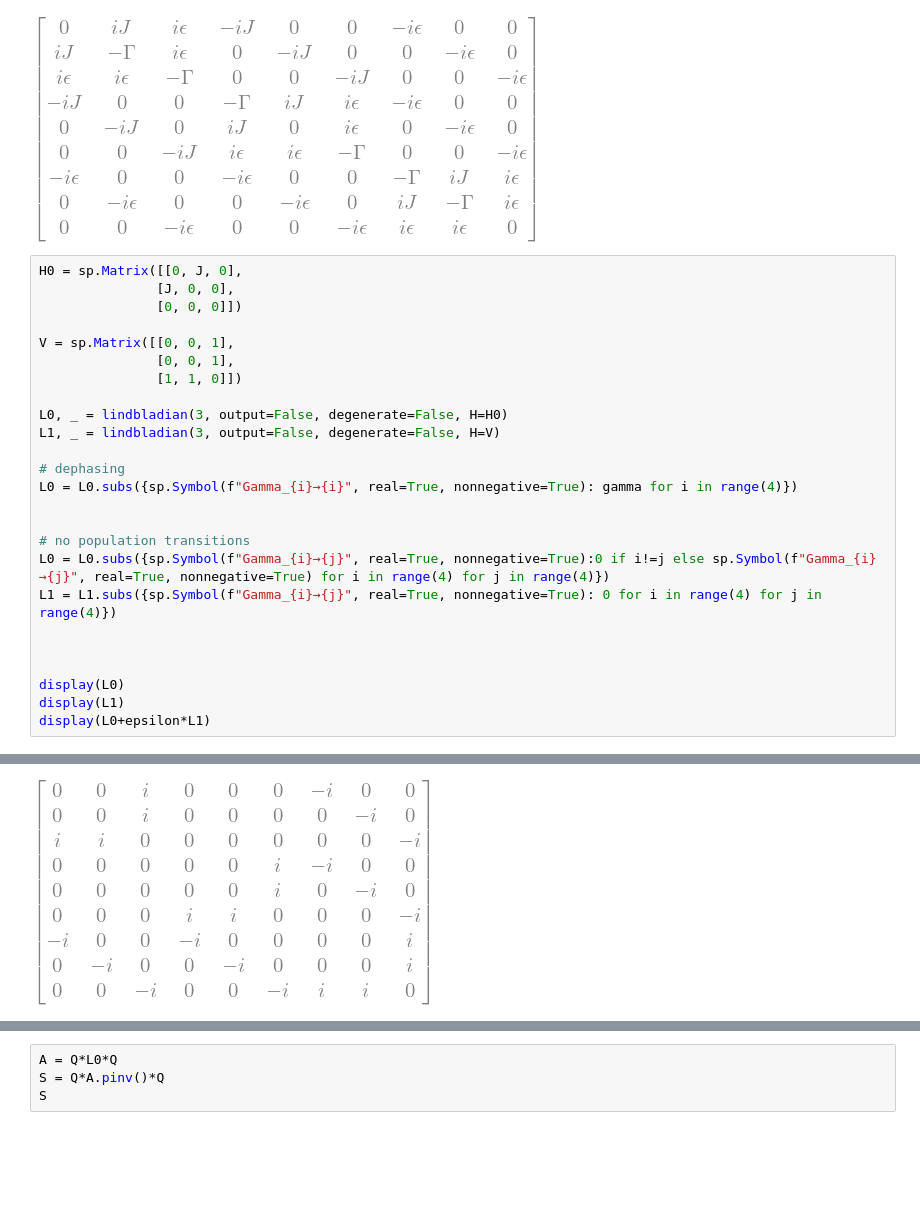
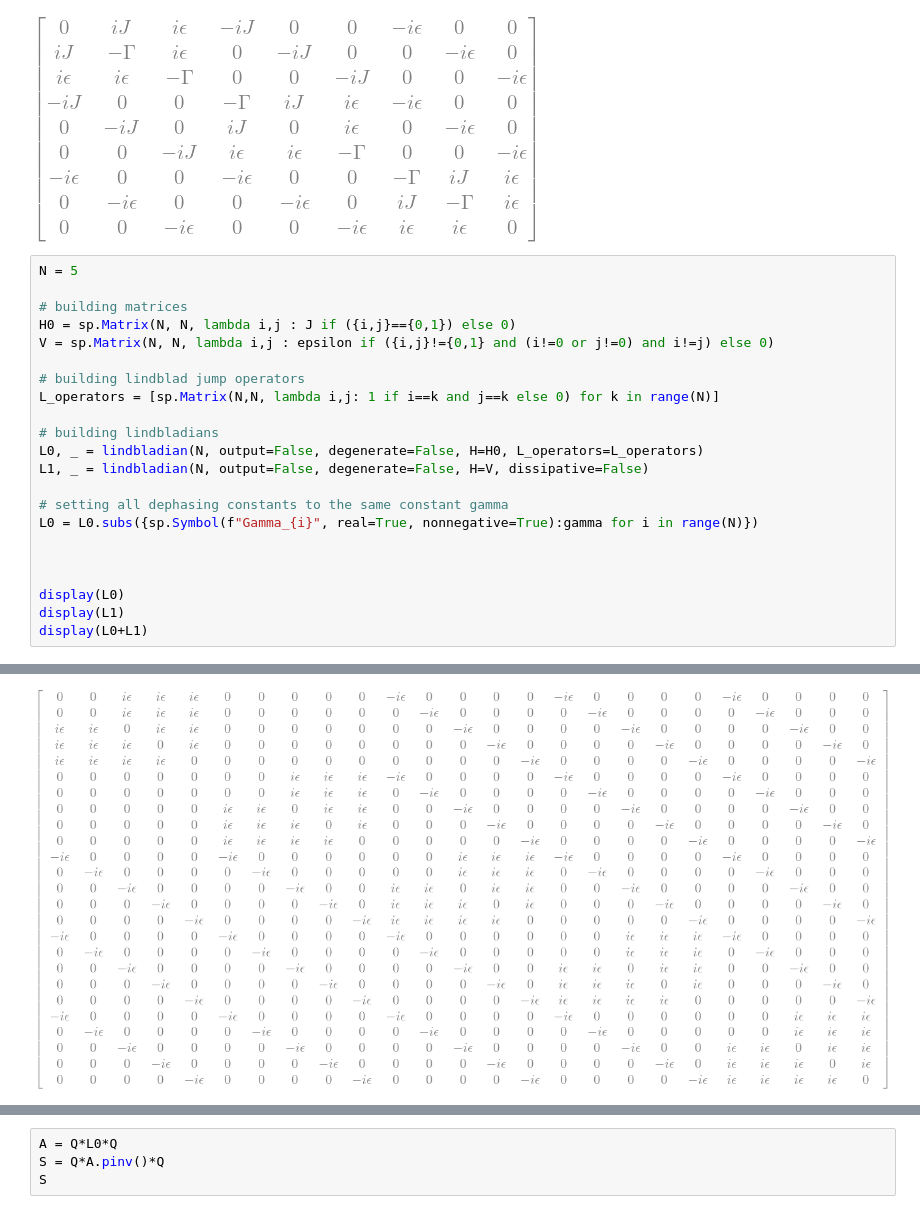
Before and after one commit to kiwipretzel/nserc-2026, a Jupyter notebook: [3.4] [n-site (degenerate), single-body, general epsilon's, local dephasing]/[3.4.0] [n-site,single-body,degenerate] [june 19].ipynb, the cells around one changed output, grey strips where cells are left out. Drawn from its saved outputs; the diff is of its cells as text; blank space fills up the shorter version.

```diff
--- a/[3.4] [n-site (degenerate), single-body, general epsilon's, local dephasing]/[3.4.0] [n-site,single-body,degenerate] [june 19].ipynb
+++ b/[3.4] [n-site (degenerate), single-body, general epsilon's, local dephasing]/[3.4.0] [n-site,single-body,degenerate] [june 19].ipynb
@@ -187,28 +183,25 @@ display(L)
 [figure]
 [figure]
 # %%
-H0 = sp.Matrix([[0, J, 0],
-               [J, 0, 0],
-               [0, 0, 0]])
+N = 5
 
-V = sp.Matrix([[0, 0, 1],
-               [0, 0, 1],
-               [1, 1, 0]])
+# building matrices
+H0 = sp.Matrix(N, N, lambda i,j : J if ({i,j}=={0,1}) else 0)
+V = sp.Matrix(N, N, lambda i,j : epsilon if ({i,j}!={0,1} and (i!=0 or j!=0) and i!=j) else 0)
 
-L0, _ = lindbladian(3, output=False, degenerate=False, H=H0)
-L1, _ = lindbladian(3, output=False, degenerate=False, H=V)
+# building lindblad jump operators
+L_operators = [sp.Matrix(N,N, lambda i,j: 1 if i==k and j==k else 0) for k in range(N)]
 
-# dephasing
-L0 = L0.subs({sp.Symbol(f"Gamma_{i}→{i}", real=True, nonnegative=True): gamma for i in range(4)})
+# building lindbladians
+L0, _ = lindbladian(N, output=False, degenerate=False, H=H0, L_operators=L_operators)
+L1, _ = lindbladian(N, output=False, degenerate=False, H=V, dissipative=False)
 
-
-# no population transitions
-L0 = L0.subs({sp.Symbol(f"Gamma_{i}→{j}", real=True, nonnegative=True):0 if i!=j else sp.Symbol(f"Gamma_{i}→{j}", real=True, nonnegative=True) for i in range(4) for j in range(4)})
-L1 = L1.subs({sp.Symbol(f"Gamma_{i}→{j}", real=True, nonnegative=True): 0 for i in range(4) for j in range(4)})
+# setting all dephasing constants to the same constant gamma
+L0 = L0.subs({sp.Symbol(f"Gamma_{i}", real=True, nonnegative=True):gamma for i in range(N)})
 
 
 
 display(L0)
 display(L1)
-display(L0+epsilon*L1)
+display(L0+L1)
 # %% [output]
@@ -216 +209 @@ display(L0+epsilon*L1)
-[figure, old version]
+[figure, new version]
```
Also changed, not shown: parts of 15 cells of this notebook.
